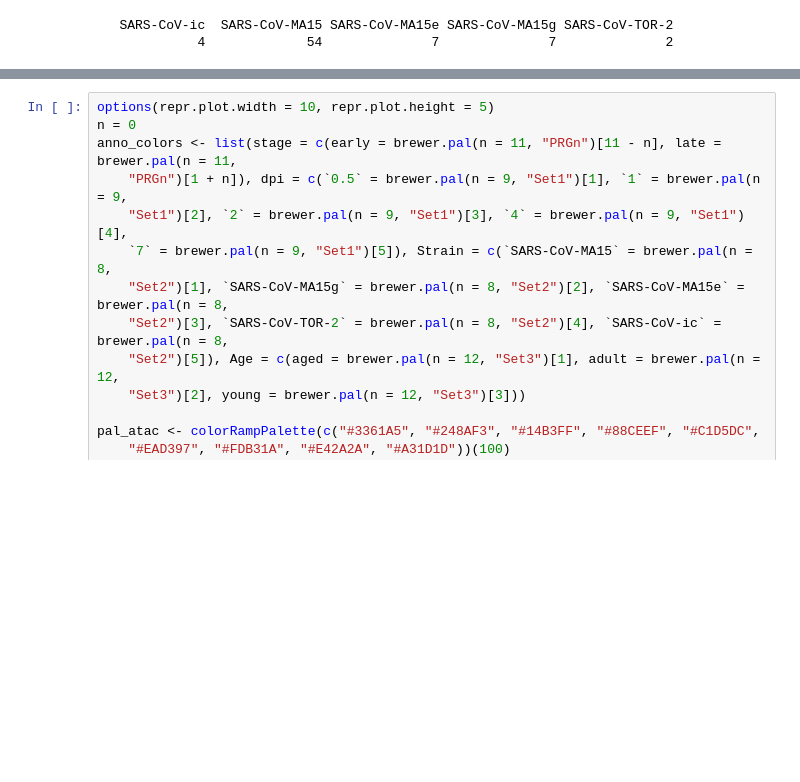
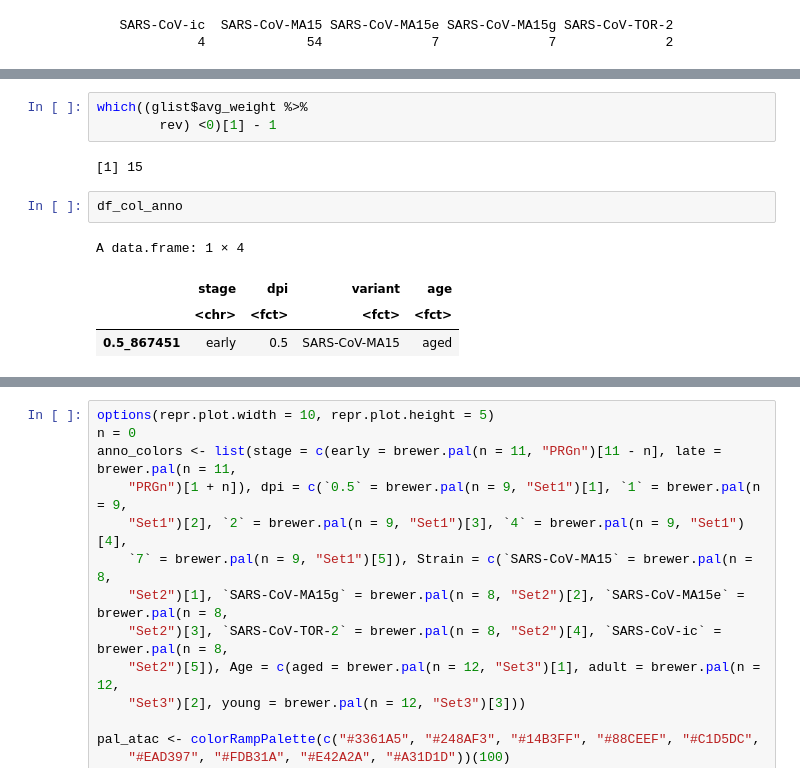
Before and after one commit to biomystery/covid-project, a Jupyter notebook: notebooks/03c.visualize.ipynb, the cells around one changed output, grey strips where cells are left out. Cells and saved outputs as stored; diff of their text form; blank space fills up the shorter version.

```diff
--- a/notebooks/03c.visualize.ipynb
+++ b/notebooks/03c.visualize.ipynb
@@ -87,0 +89,12 @@ table(df_col_anno$Strain)
+# %%
+which((glist$avg_weight %>%
+        rev) <0)[1] - 1
+# %% [output]
+[1] 15
+# %%
+df_col_anno
+# %% [output]
+A data.frame: 1 × 4
+|  | stage | dpi | variant | age |
+|  | <chr> | <fct> | <fct> | <fct> |
+| 0.5_867451 | early | 0.5 | SARS-CoV-MA15 | aged |
```
Also changed, not shown: parts of 9 cells of this notebook, 3 other files.
